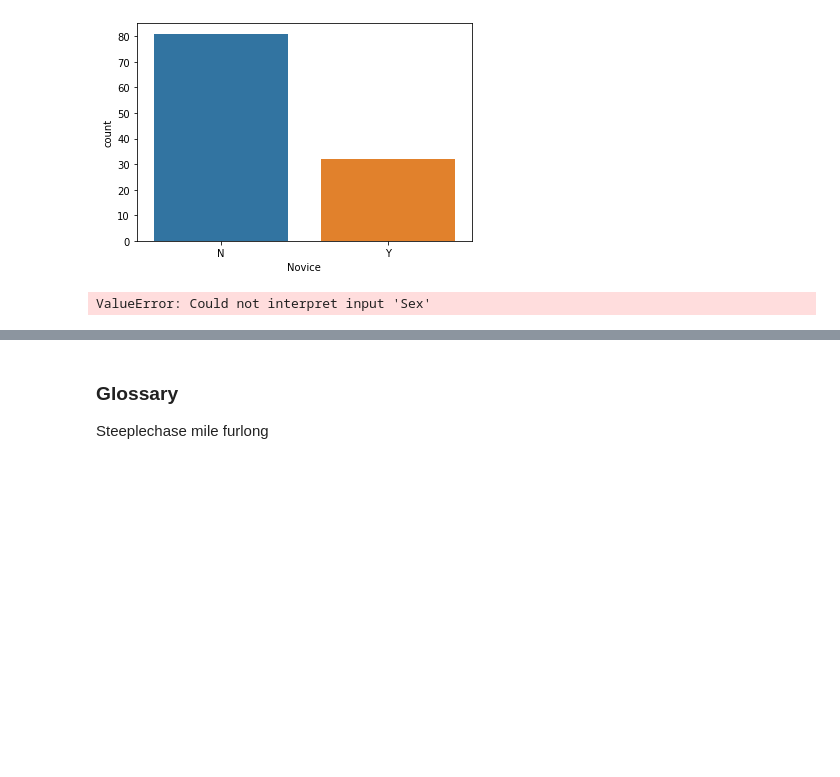
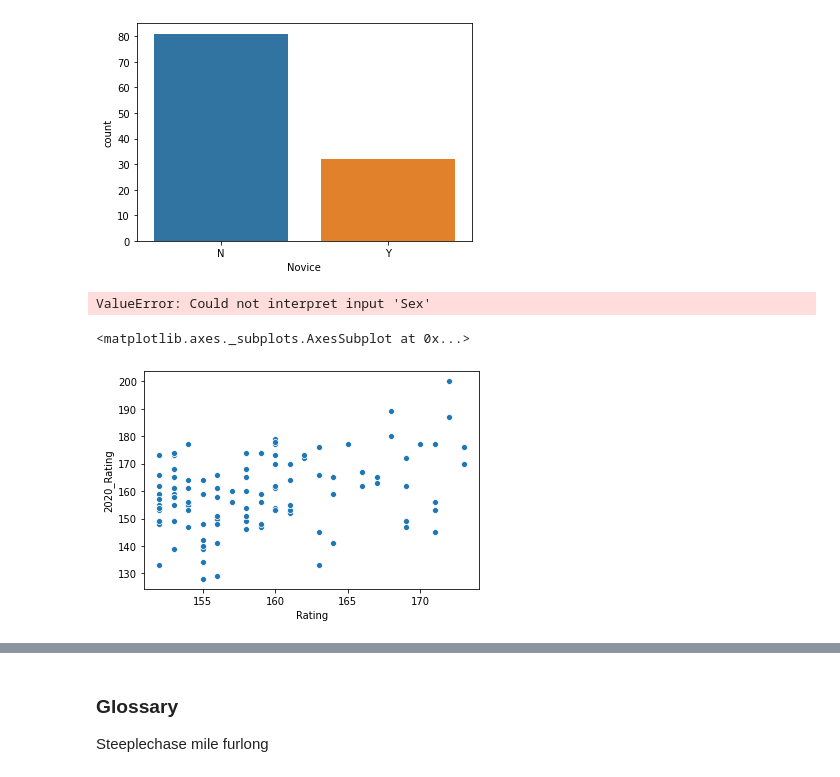
Before and after one commit to EibhinnLee/Project-2020---Programming-for-Data-Analysis, a Jupyter notebook: Project 2020 Programming for Data Analysis.ipynb, the cells around one changed output, grey strips where cells are left out. Cells and saved outputs as stored; diff of their text form; code cells hidden in the pictures; blank space fills up the shorter version.

Commit message:
more charts

```diff
--- a/Project 2020 Programming for Data Analysis.ipynb
+++ b/Project 2020 Programming for Data Analysis.ipynb
@@ -225,3 +229,12 @@ sns.countplot(x = 'Novice', data=df)
 sns.countplot(x = "Sex", data=df)
 # %% [output]
 ValueError: Could not interpret input 'Sex'
+# %%
+# seaborn scatter plot showing the difference ratings between 2019 & 2020
+# https://python-graph-gallery.com/340-scatterplot-animation/
+# https://www.geeksforgeeks.org/scatterplot-using-seaborn-in-python/
+
+sns.scatterplot(x=df["Rating"], y=df["2020_Rating"])
+# %% [output]
+<matplotlib.axes._subplots.AxesSubplot at 0x...>
+[figure, added]
```
Also changed, not shown: parts of 7 cells of this notebook.
